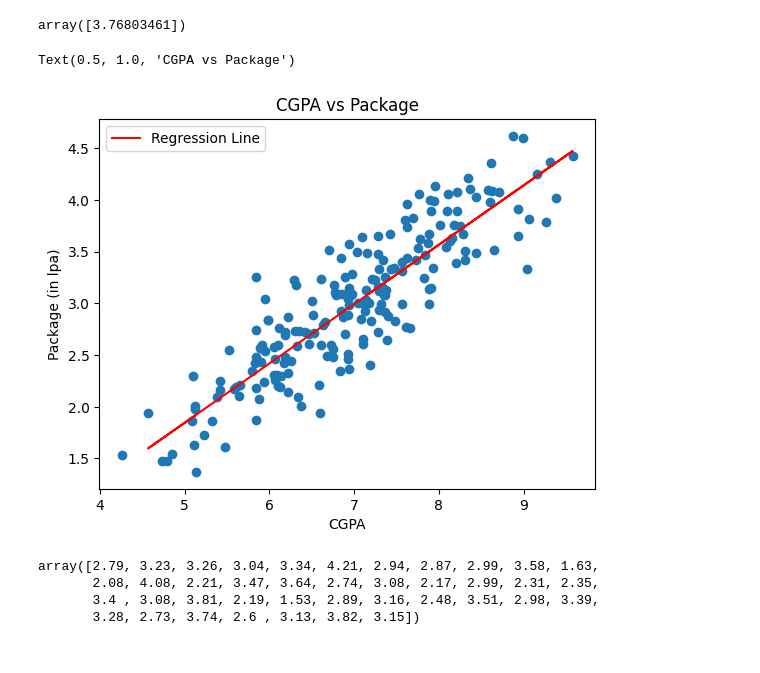
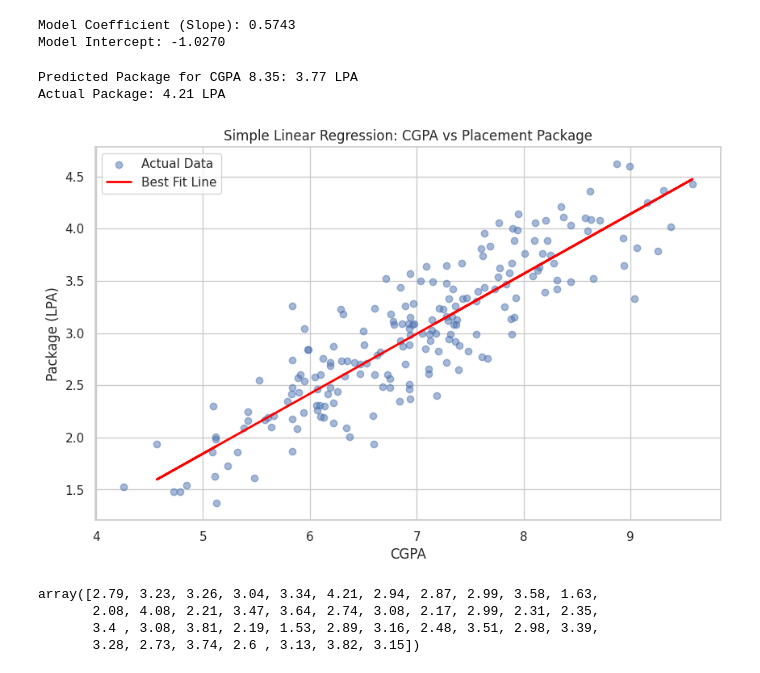
Before and after one commit to manojmulammagari/ML-DL-Practice, a Jupyter notebook: MSE-MAE-RMSE-R2-ADJR2.ipynb, the cells around one changed output. Drawn from its saved outputs; the diff is of its cells as text; code cells hidden in the pictures.

```diff
--- a/MSE-MAE-RMSE-R2-ADJR2.ipynb
+++ b/MSE-MAE-RMSE-R2-ADJR2.ipynb
@@ -41,0 +51,13 @@ x_train,x_test,y_train,y_test=train_test_split(x,y,test_size=0.2,random_state=42
+# %%
+# 2. Feature Selection
+# X (Independent Variable): CGPA
+# y (Dependent Variable): Package in LPA
+X = df[['cgpa']]  # Keep as DataFrame to preserve feature names
+y = df['package']
+# %%
+# 3. Train-Test Split
+# We split the data (80% training, 20% testing) to evaluate model performance on unseen data
+X_train, X_test, y_train, y_test = train_test_split(X, y, test_size=0.2, random_state=42)
+
+print(f"Training set size: {X_train.shape[0]}")
+print(f"Test set size: {X_test.shape[0]}")
@@ -46,2 +68,0 @@ lr=LinearRegression()
-# %%
-lr.fit(x_train,y_train)
@@ -91,16 +69,33 @@ dtype: float64
-# %%
-lr.predict(x_test.iloc[5].values.reshape(1,1))
-# %% [output]
-array([3.76803461])
+# %%
+# 4. Model Initialization and Training
+model = LinearRegression()
+model.fit(X_train, y_train)
+
+print(f"Model Coefficient (Slope): {model.coef_[0]:.4f}")
+print(f"Model Intercept: {model.intercept_:.4f}")
+# %% [output]
+Model Coefficient (Slope): 0.5743
+Model Intercept: -1.0270
+# %%
+# 5. Making a single prediction
+# Using X_test.iloc[[5]] instead of values.reshape to maintain feature names and avoid warnings
+sample_prediction = model.predict(X_test.iloc[[5]])
+print(f"Predicted Package for CGPA {X_test.iloc[5,0]}: {sample_prediction[0]:.2f} LPA")
+print(f"Actual Package: {y_test.iloc[5]} LPA")
+# %% [output]
+Predicted Package for CGPA 8.35: 3.77 LPA
+Actual Package: 4.21 LPA
 # %%
-plt.scatter(df['cgpa'], df['package'])
-plt.plot(x_train, lr.predict(x_train), color='red', label='Regression Line')
+# 6. Visualize the Regression Line
+plt.figure(figsize=(10, 6))
+plt.scatter(df['cgpa'], df['package'], alpha=0.5, label='Actual Data')
+plt.plot(X_train, model.predict(X_train), color='red', linewidth=2, label='Best Fit Line')
+plt.xlabel('CGPA')
+plt.ylabel('Package (LPA)')
+plt.title('Simple Linear Regression: CGPA vs Placement Package')
 plt.legend()
-plt.xlabel('CGPA')
-plt.ylabel('Package (in lpa)')
-plt.title('CGPA vs Package')
+plt.show()
 # %% [output]
-Text(0.5, 1.0, 'CGPA vs Package')
-[figure, old version]
+[figure, new version]
 # %%
 from  sklearn.metrics import mean_absolute_error,mean_squared_error,r2_score
```
Also changed, not shown: parts of 17 cells of this notebook.
